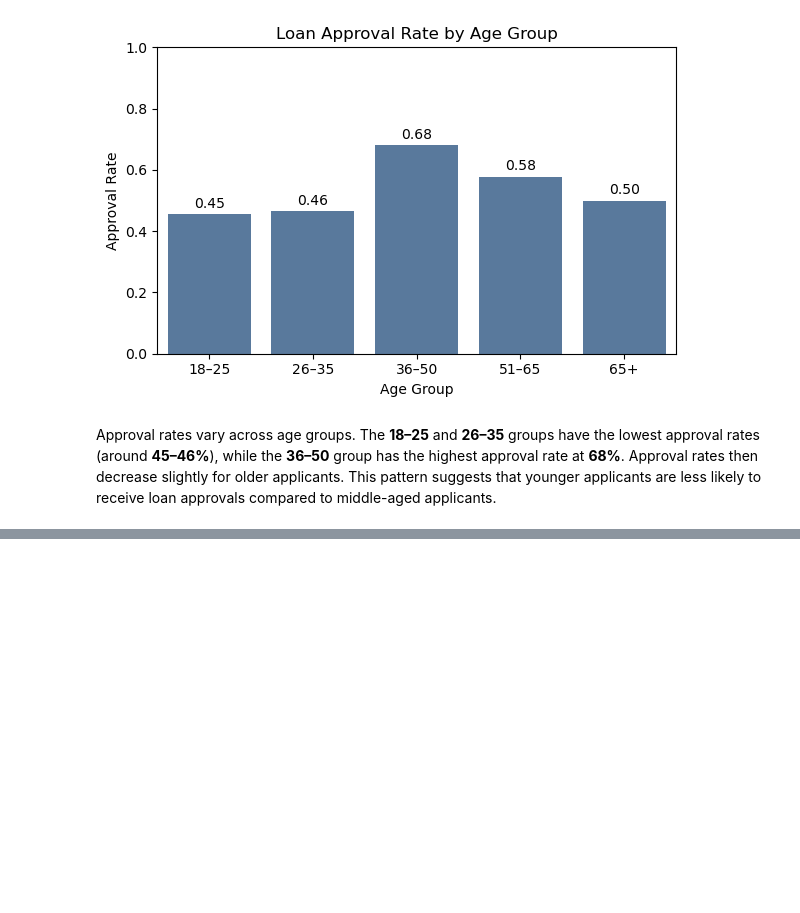
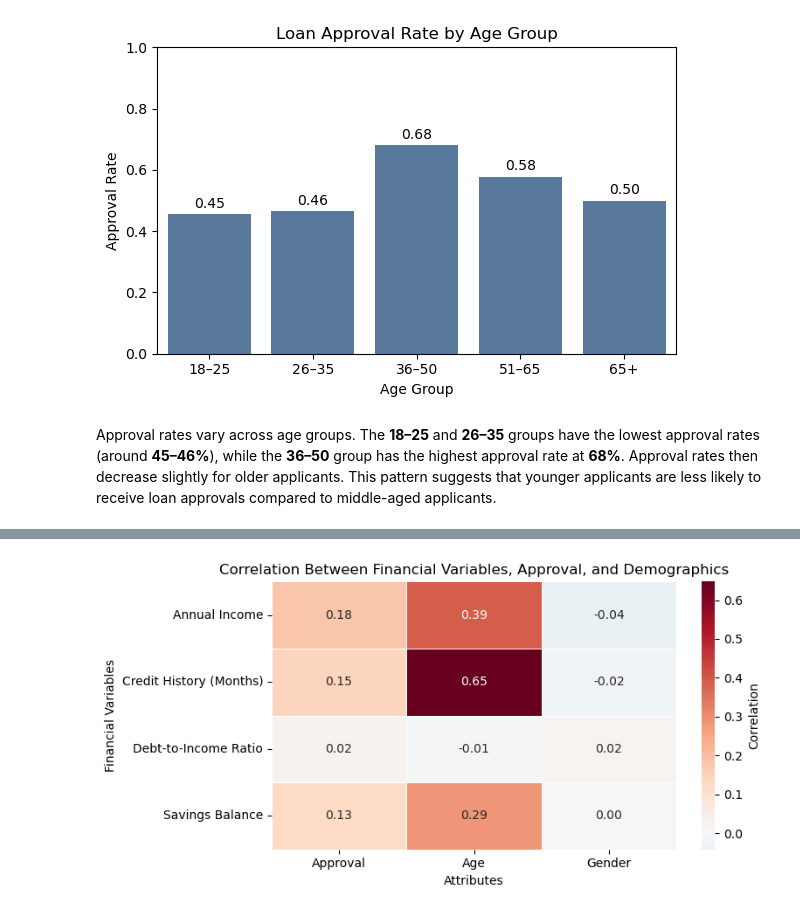
Before and after one commit to Luciamusizzano/dego-project-team1, a Jupyter notebook: notebooks/02-bias-analysis.ipynb, the cells around one changed output, grey strips where cells are left out. Saved outputs shown, nothing was run; the diff lists cells and outputs as text; code cells hidden in the pictures; blank space fills up the shorter version.

```diff
--- a/notebooks/02-bias-analysis.ipynb
+++ b/notebooks/02-bias-analysis.ipynb
@@ -627,0 +626,79 @@ feature**, and the correlations observed remain modest in magnitude.
+# %%
+import pandas as pd
+import seaborn as sns
+import matplotlib.pyplot as plt
+
+# --- Create working copy ---
+df_corr = df_bias.copy()
+
+# --- Encode demographic variables ---
+df_corr["gender_binary"] = df_corr["applicant_info.gender"].map({
+    "Male": 1,
+    "Female": 0
+})
+
+# Use continuous age instead of age group
+df_corr["age_numeric"] = df_corr["age"]
+
+# --- Define financial variables ---
+financial_vars = [
+    "financials.annual_income",
+    "financials.credit_history_months",
+    "financials.debt_to_income",
+    "financials.savings_balance"
+]
+
+# --- Build correlation matrix ---
+proxy_corr = df_corr[
+    financial_vars + [
+        "decision.loan_approved",
+        "age_numeric",
+        "gender_binary"
+    ]
+].corr()
+
+# Extract only financial variables vs attributes
+proxy_matrix = proxy_corr.loc[
+    financial_vars,
+    [
+        "decision.loan_approved",
+        "age_numeric",
+        "gender_binary"
+    ]
+]
+
+# --- Improve column names for readability ---
+proxy_matrix.columns = [
+    "Approval",
+    "Age",
+    "Gender"
+]
+
+proxy_matrix.index = [
+    "Annual Income",
+    "Credit History (Months)",
+    "Debt-to-Income Ratio",
+    "Savings Balance"
+]
+
+# --- Plot heatmap ---
+plt.figure(figsize=(8,4))
+
+sns.heatmap(
+    proxy_matrix,
+    annot=True,
+    cmap="RdBu_r",
+    center=0,
+    linewidths=0.5,
+    fmt=".2f",
+    cbar_kws={"label": "Correlation"}
+)
+
+plt.title("Correlation Between Financial Variables, Approval, and Demographics")
+plt.xlabel("Attributes")
+plt.ylabel("Financial Variables")
+
+plt.tight_layout()
+plt.show()
+# %% [output]
+[figure, added]
```
Also changed, not shown: parts of 50 cells of this notebook.
